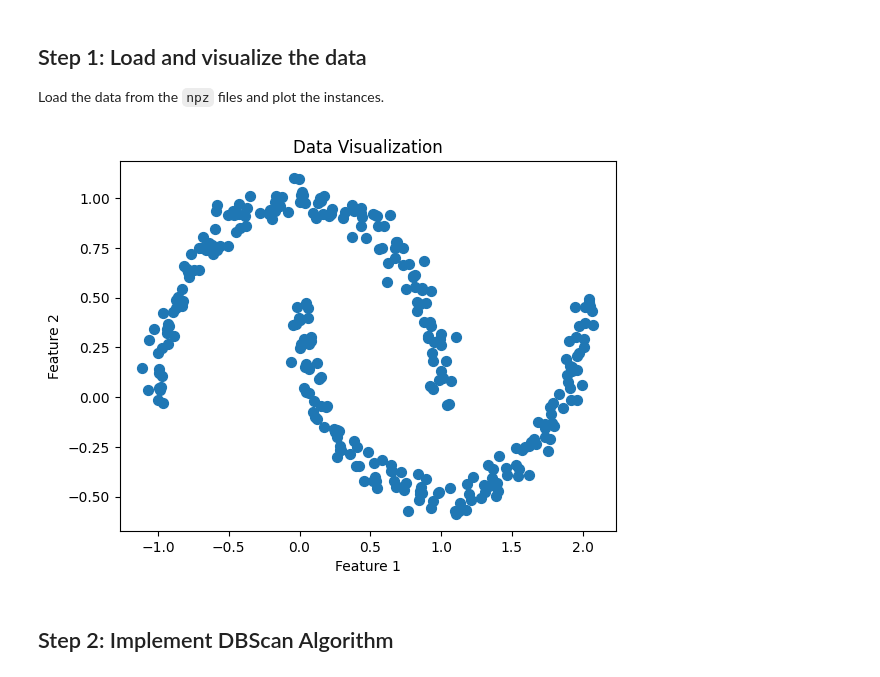
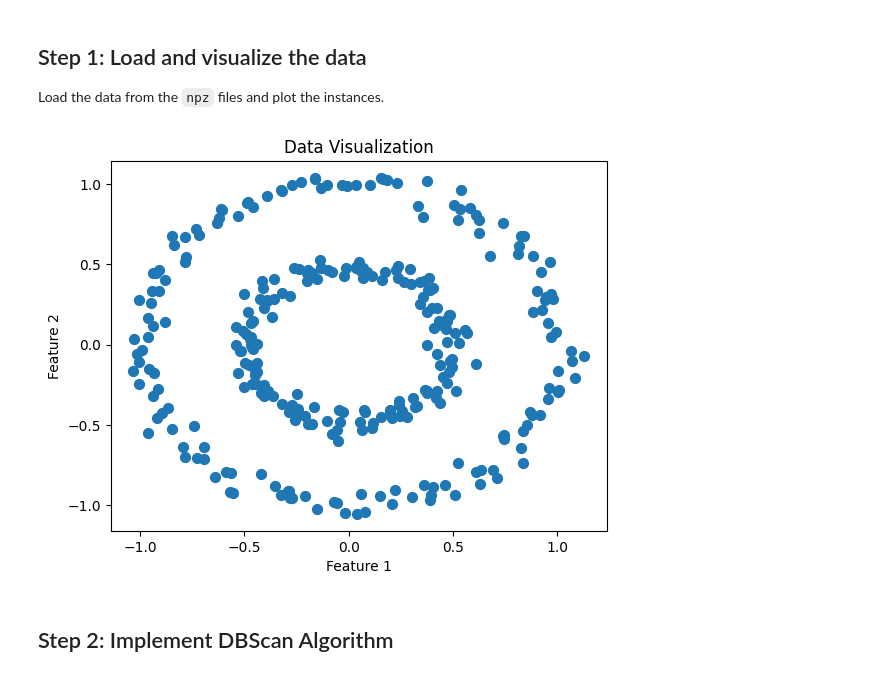
Before and after one commit to IuliaCipleu/UTCN_DS_ML_1, a Jupyter notebook: Lab_6/dbscan.ipynb, the cells around one changed output. Cells and saved outputs as stored; diff of their text form; code cells hidden in the pictures.

```diff
--- a/Lab_6/dbscan.ipynb
+++ b/Lab_6/dbscan.ipynb
@@ -12,17 +12,17 @@ Load the data from the `npz` files and plot the instances.
 # %%
 
 # Load the data from npz file
-data = np.load('dataset3.npz')
+data = np.load('dataset4.npz')
 X = data['data']
 
 # Plot the data
 plt.scatter(X[:, 0], X[:, 1], s=50)
 plt.title('Data Visualization')
 plt.xlabel('Feature 1')
 plt.ylabel('Feature 2')
 plt.show()
 # %% [output]
-[figure, old version]
+[figure, new version]
 # %%
 def compute_distance(point1, point2, metric='L2'):
 
```
Also changed, not shown: parts of 1 cell of this notebook, 1 other file.
